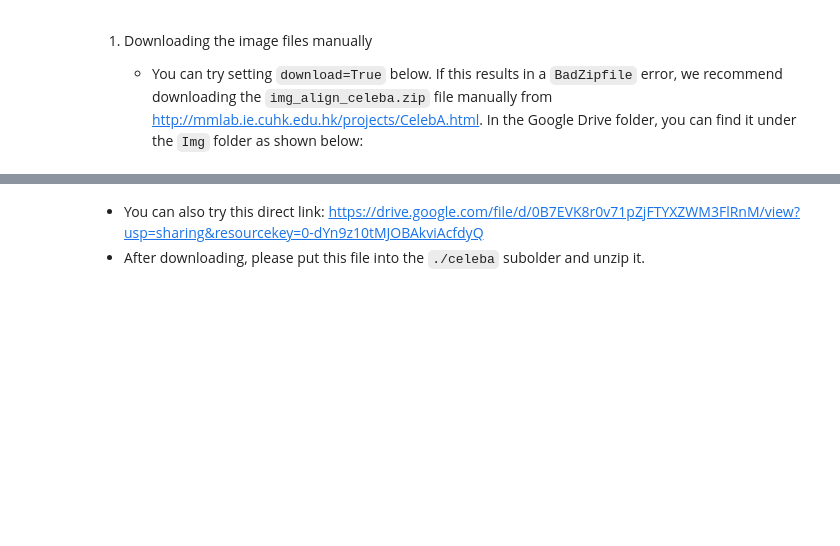
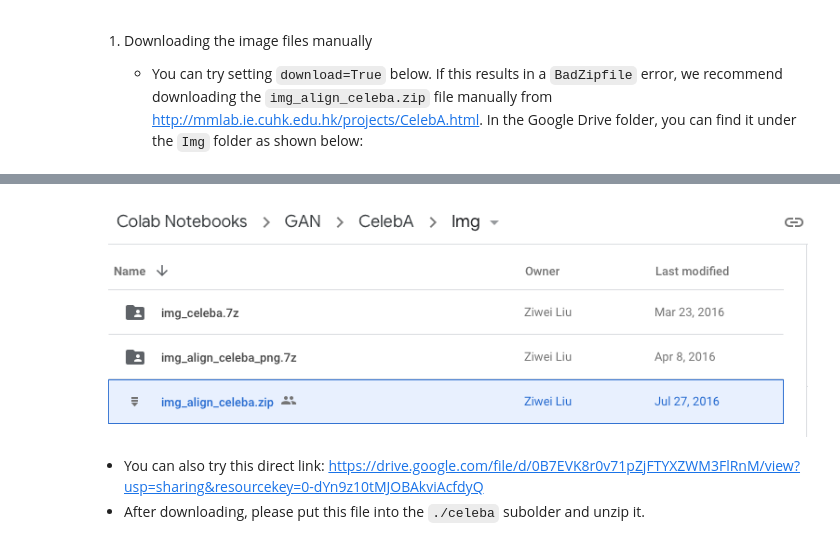
Before and after one commit to sanglee/AI-sec1, a Jupyter notebook: ch12_part1.ipynb, the cells around one changed output, grey strips where cells are left out. Cells and saved outputs as stored; diff of their text form; code cells hidden in the pictures; blank space fills up the shorter version.

```diff
--- a/ch12_part1.ipynb
+++ b/ch12_part1.ipynb
@@ -485,3 +488,7 @@ Clipping input data to the valid range for imshow with RGB data ([0..1] for floa
+# %%
+Image(filename='./figures/gdrive-download-location-1.png', width=800)
+# %% [output]
+[figure, added]
 # %% [markdown]
 - You can also try this direct  link: https://drive.google.com/file/d/0B7EVK8r0v71pZjFTYXZWM3FlRnM/view?usp=sharing&resourcekey=0-dYn9z10tMJOBAkviAcfdyQ
 - After downloading, please put this file into the `./celeba` subolder and unzip it.
```
Also changed, not shown: parts of 9 cells of this notebook.
